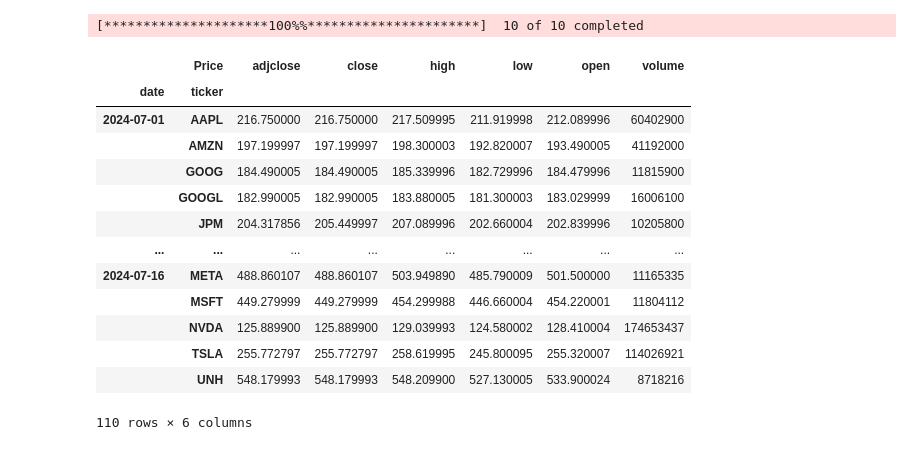
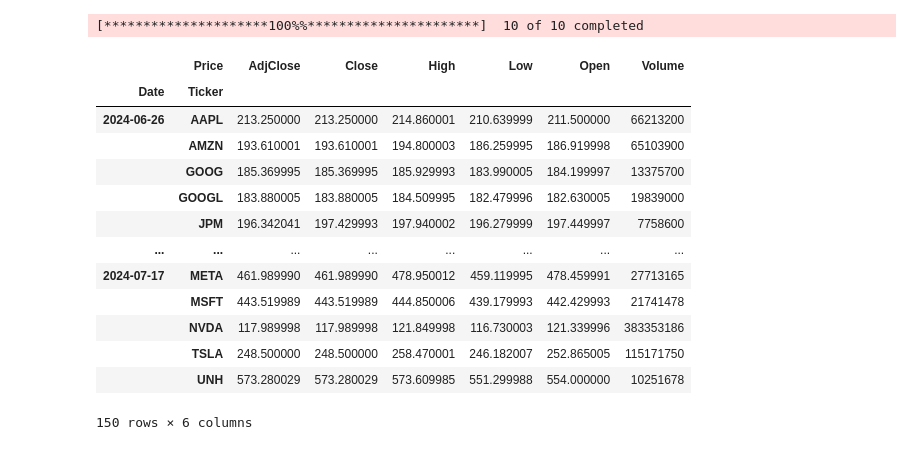
Before and after one commit to amnry/daily-stocks-HMM-predict, a Jupyter notebook: data.ipynb, the cells around one changed output. Drawn from its saved outputs; the diff is of its cells as text; code cells hidden in the pictures.

```diff
--- a/data.ipynb
+++ b/data.ipynb
@@ -22,32 +23,33 @@ top_10_snp_500_tickers = [
 ]
 tickers = top_10_snp_500_tickers
 # %%
-# Download data for the last 20 calendar days to ensure we capture at least 11 market days
-df = yf.download(tickers=tickers, period='1mo').stack()
+
+# Download data for the last 1 month to ensure we capture at least 15 market days
+data = yf.download(tickers=tickers, period='1mo').stack()
 
 # Clean up the columns and index
-df = df.reset_index()  # Reset index to work with columns
-df.columns = df.columns.str.lower()
-df.columns = df.columns.str.replace(' ', '')
-df.set_index(['date', 'ticker'], inplace=True)  # Set the index back
+data = data.reset_index()  # Reset index to work with columns
+data.columns = data.columns.str.replace(' ', '')
+data.set_index(['Date', 'Ticker'], inplace=True)  # Set the index back
 
-# Filter to get the last 11 market days
-df = df.groupby(level='ticker').tail(11)
+# Filter to get the last 15 market days
+data = data.groupby(level='Ticker').tail(15)
 
-df
+
+data
 # %% [output]
 [*********************100%%**********************]  10 of 10 completed
-|  | Price | adjclose | close | high | low | open | volume |
-| date | ticker |  |  |  |  |  |  |
-| 2024-07-01 | AAPL | 216.750000 | 216.750000 | 217.509995 | 211.919998 | 212.089996 | 60402900 |
-|  | AMZN | 197.199997 | 197.199997 | 198.300003 | 192.820007 | 193.490005 | 41192000 |
-|  | GOOG | 184.490005 | 184.490005 | 185.339996 | 182.729996 | 184.479996 | 11815900 |
-|  | GOOGL | 182.990005 | 182.990005 | 183.880005 | 181.300003 | 183.029999 | 16006100 |
-|  | JPM | 204.317856 | 205.449997 | 207.089996 | 202.660004 | 202.839996 | 10205800 |
+|  | Price | AdjClose | Close | High | Low | Open | Volume |
+| Date | Ticker |  |  |  |  |  |  |
+| 2024-06-26 | AAPL | 213.250000 | 213.250000 | 214.860001 | 210.639999 | 211.500000 | 66213200 |
+|  | AMZN | 193.610001 | 193.610001 | 194.800003 | 186.259995 | 186.919998 | 65103900 |
+|  | GOOG | 185.369995 | 185.369995 | 185.929993 | 183.990005 | 184.199997 | 13375700 |
+|  | GOOGL | 183.880005 | 183.880005 | 184.509995 | 182.479996 | 182.630005 | 19839000 |
+|  | JPM | 196.342041 | 197.429993 | 197.940002 | 196.279999 | 197.449997 | 7758600 |
 | ... | ... | ... | ... | ... | ... | ... | ... |
-| 2024-07-16 | META | 488.860107 | 488.860107 | 503.949890 | 485.790009 | 501.500000 | 11165335 |
-|  | MSFT | 449.279999 | 449.279999 | 454.299988 | 446.660004 | 454.220001 | 11804112 |
-|  | NVDA | 125.889900 | 125.889900 | 129.039993 | 124.580002 | 128.410004 | 174653437 |
-|  | TSLA | 255.772797 | 255.772797 | 258.619995 | 245.800095 | 255.320007 | 114026921 |
-|  | UNH | 548.179993 | 548.179993 | 548.209900 | 527.130005 | 533.900024 | 8718216 |
+| 2024-07-17 | META | 461.989990 | 461.989990 | 478.950012 | 459.119995 | 478.459991 | 27713165 |
+|  | MSFT | 443.519989 | 443.519989 | 444.850006 | 439.179993 | 442.429993 | 21741478 |
+|  | NVDA | 117.989998 | 117.989998 | 121.849998 | 116.730003 | 121.339996 | 383353186 |
+|  | TSLA | 248.500000 | 248.500000 | 258.470001 | 246.182007 | 252.865005 | 115171750 |
+|  | UNH | 573.280029 | 573.280029 | 573.609985 | 551.299988 | 554.000000 | 10251678 |
-110 rows × 6 columns
+150 rows × 6 columns
```
Also changed, not shown: parts of 5 cells of this notebook, 1 other file.
